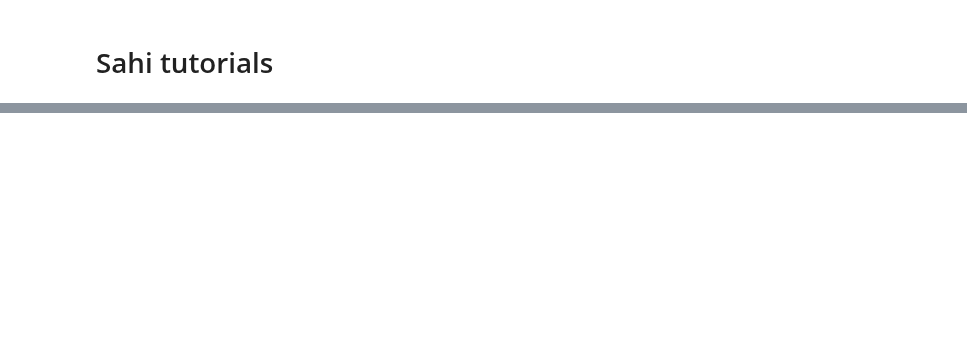
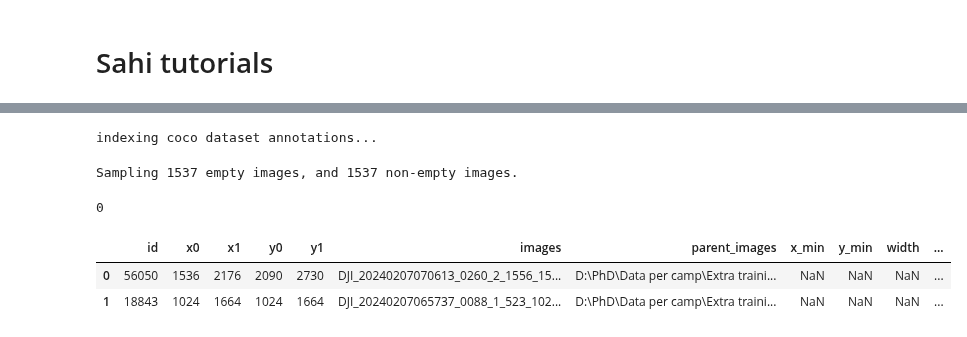
Before and after one commit to FadelMamar/datalabeling, a Jupyter notebook: src/data_exploration.ipynb, the cells around one changed output, grey strips where cells are left out. Saved outputs shown, nothing was run; the diff lists cells and outputs as text; code cells hidden in the pictures; blank space fills up the shorter version.

```diff
--- a/src/data_exploration.ipynb
+++ b/src/data_exploration.ipynb
@@ -56,5 +91,5 @@ for ext in ['.pt','.onnx']:
     model = Detector(path_to_weights=path,confidence_threshold=0.3)
     start = time()
     model.predict(image=image_path)
-    times.append(time() - start)
+    times.append((ext,time() - start))
 # %% [output]
@@ -339,0 +293,17 @@ def build_yolo_dataset(label_studio_jsons)
+# %%
+args = Arguments()
+args.empty_ratio = 1
+df_tiles = build_yolo_dataset(args=args,clear_out_dir=False,load_coco_existing=True)
+# %% [output]
+indexing coco dataset annotations...
+Sampling 1537 empty images, and 1537 non-empty images.
+# %%
+len(df_tiles) - 1537*2
+# %% [output]
+0
+# %%
+df_tiles.head(2)
+# %% [output]
+|  | id | x0 | x1 | y0 | y1 | images | parent_images | x_min | y_min | width | ... |
+| 0 | 56050 | 1536 | 2176 | 2090 | 2730 | DJI_20240207070613_0260_2_1556_15... | D:\PhD\Data per camp\Extra traini... | NaN | NaN | NaN | ... |
+| 1 | 18843 | 1024 | 1664 | 1024 | 1664 | DJI_20240207065737_0088_1_523_102... | D:\PhD\Data per camp\Extra traini... | NaN | NaN | NaN | ... |
```
Also changed, not shown: parts of 33 cells of this notebook.
